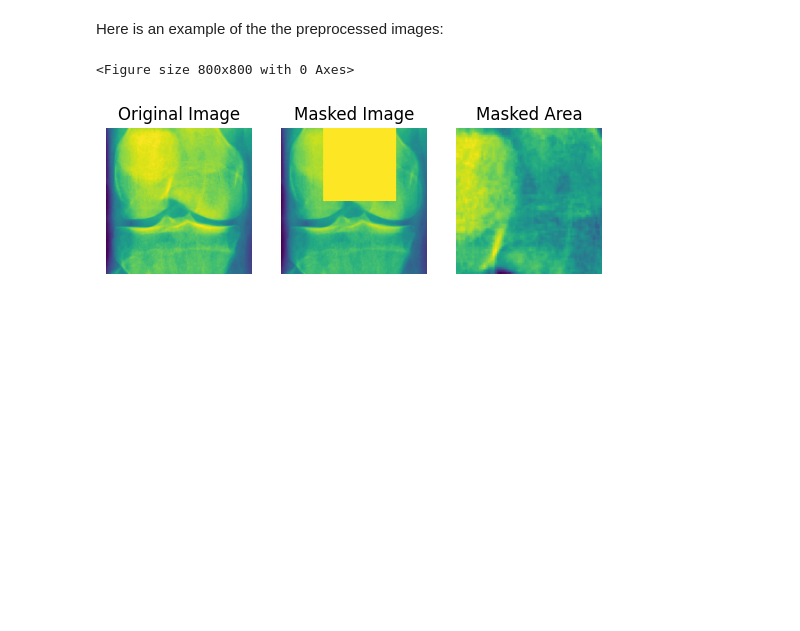
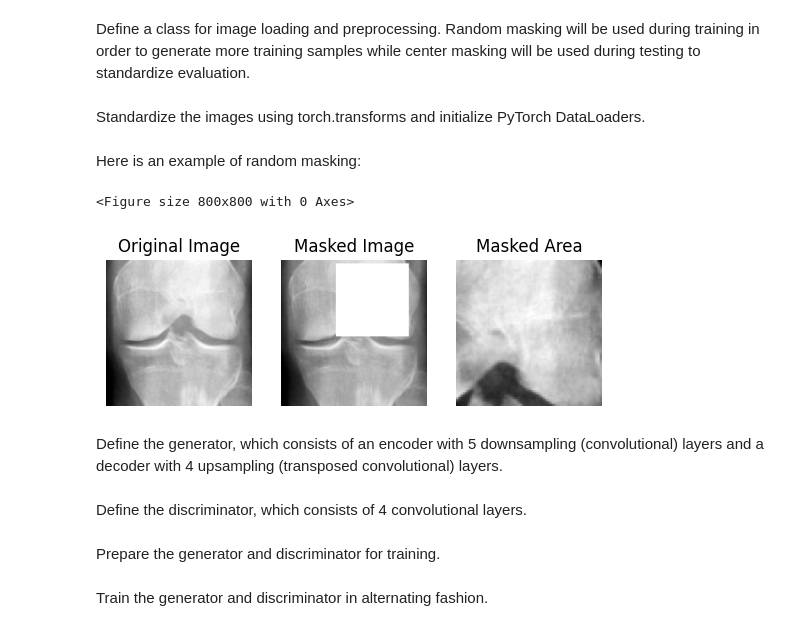
Before and after one commit to anishkanabar/inpainting-and-classification, a Jupyter notebook: Inpainting.ipynb, the cells around one changed output. Cells and saved outputs as stored; diff of their text form; code cells hidden in the pictures; blank space fills up the shorter version.

```diff
--- a/Inpainting.ipynb
+++ b/Inpainting.ipynb
@@ -64,16 +77,18 @@ patch_h, patch_w = int(mask_size / 2 ** 3), int(mask_size / 2 ** 3)
 patch = (1, patch_h, patch_w)
+# %% [markdown]
+Define a class for image loading and preprocessing. Random masking will be used during training in order to generate more training samples while center masking will be used during testing to standardize evaluation.
 # %%
 class ImageDataset(Dataset):
+    """Custom implementation of the PyTorchDataset class for image loading and preprocessing"""
     def __init__(self, root, transforms_=None, img_size=128, mask_size=64, mode="train"):
         self.transform = transforms.Compose(transforms_)
         self.img_size = img_size
         self.mask_size = mask_size
         self.mode = mode
         self.files = sorted(glob.glob("%s/*.png" % root))
-        #self.files = self.files[:-4000] if mode == "train" else self.files[-4000:]
 
     def apply_random_mask(self, img):
-        """Randomly masks image"""
+        """Randomly masks the image"""
         y1, x1 = np.random.randint(0, self.img_size - self.mask_size, 2)
         y2, x2 = y1 + self.mask_size, x1 + self.mask_size
         masked_part = img[:, y1:y2, x1:x2]
@@ -83,8 +98,7 @@ class ImageDataset(Dataset):
         return masked_img, masked_part
 
     def apply_center_mask(self, img):
-        """Mask center part of image"""
-        # Get upper-left pixel coordinate
+        """Masks the center of the image"""
         i = (self.img_size - self.mask_size) // 2
         masked_img = img.clone()
         masked_img[:, i : i + self.mask_size, i : i + self.mask_size] = 1
@@ -92,57 +106,59 @@ class ImageDataset(Dataset):
         return masked_img, i
 
     def __getitem__(self, index):
-
+        """Returns the image, the masked image, and the masked part"""
         img = Image.open(self.files[index % len(self.files)])
         img = self.transform(img)
         if self.mode == "train":
-            # For training data perform random mask
+            # For training, perform a random mask
             masked_img, aux = self.apply_random_mask(img)
         else:
-            # For test data mask the center of the image
+            # For testing, mask the center of the image
             masked_img, aux = self.apply_center_mask(img)
 
         return img, masked_img, aux
 
     def __len__(self):
         return len(self.files)
+# %% [markdown]
+Standardize the images using torch.transforms and initialize PyTorch DataLoaders.
 # %%
 transforms_ = [
-    transforms.Resize((img_size, img_size), Image.BICUBIC),
+    transforms.Resize((IMG_SIZE, IMG_SIZE), Image.BICUBIC),
     transforms.ToTensor(),
     transforms.Normalize((0.5), (0.5)),
 ]
 train_dataloader = DataLoader(
-    ImageDataset(dataset_name, transforms_=transforms_),
-    batch_size=batch_size,
+    ImageDataset(DATASET_NAME, transforms_=transforms_),
+    batch_size=BATCH_SIZE,
     shuffle=True,
-    num_workers=n_cpu,
+    num_workers=N_CPU,
 )
 test_dataloader = DataLoader(
-    ImageDataset(dataset_name, transforms_=transforms_, mode="val"),
+    ImageDataset(DATASET_NAME, transforms_=transforms_, mode="val"),
     batch_size=12,
     shuffle=True,
     num_workers=1,
 )
 # %% [markdown]
-Here is an example of the the preprocessed images:
+Here is an example of random masking:
 # %%
 imgs, masked_imgs, masked_parts = next(iter(train_dataloader))
 figure = plt.figure(figsize=(8, 8))
 cols, rows = 3, 1
-#subplot(r,c) provide the no. of rows and columns
 f, axarr = plt.subplots(1,3)
 
-# use the created array to output your multiple images
-axarr[0].imshow(imgs[0].squeeze())
+axarr[0].imshow(imgs[0].squeeze(), cmap='gray',)
 axarr[0].set_title('Original Image')
 axarr[0].axis('off')
-axarr[1].imshow(masked_imgs[0].squeeze())
+axarr[1].imshow(masked_imgs[0].squeeze(), cmap='gray',)
 axarr[1].set_title('Masked Image')
 axarr[1].axis('off')
-axarr[2].imshow(masked_parts[0].squeeze())
+axarr[2].imshow(masked_parts[0].squeeze(), cmap='gray',)
 axarr[2].set_title('Masked Area')
 axarr[2].axis('off');
 # %% [output]
 <Figure size 800x800 with 0 Axes>
-[figure, old version]
+[figure, new version]
+# %% [markdown]
+Define the generator, which consists of an encoder with 5 downsampling (convolutional) layers and a decoder with 4 upsampling (transposed convolutional) layers.
@@ -148,0 +209,2 @@ axarr[2].axis('off');
+# %% [markdown]
+Define the discriminator, which consists of 4 convolutional layers.
@@ -148,0 +238,2 @@ axarr[2].axis('off');
+# %% [markdown]
+Prepare the generator and discriminator for training.
@@ -148,0 +287,2 @@ axarr[2].axis('off');
+# %% [markdown]
+Train the generator and discriminator in alternating fashion.
```
Also changed, not shown: parts of 14 cells of this notebook.
